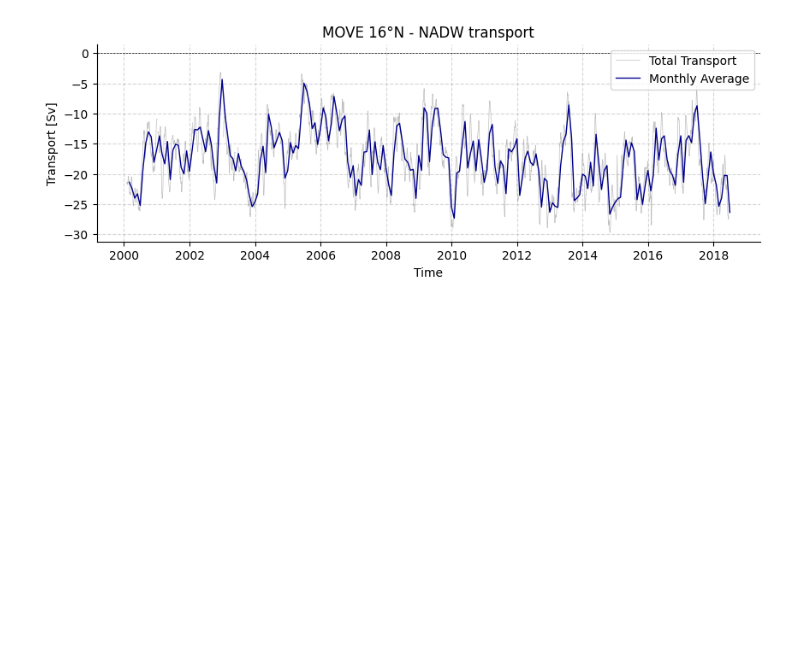
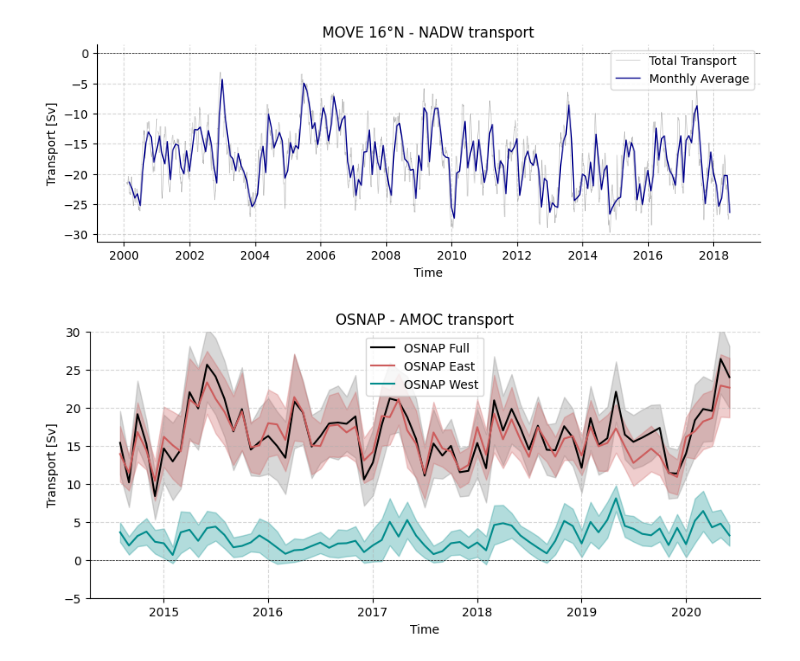
Before and after one commit to eleanorfrajka/MOC-transport, a Jupyter notebook: notebooks/demo.ipynb, the cells around one changed output. Drawn from its saved outputs; the diff is of its cells as text; code cells hidden in the pictures; blank space fills up the shorter version.

Commit message:
[FEAT] Add OSNAP data

```diff
--- a/notebooks/demo.ipynb
+++ b/notebooks/demo.ipynb
@@ -115,3 +115,46 @@ ax.legend()
 ax.grid(True, linestyle='--', alpha=0.5)
 # %% [output]
 [figure]
+# %%
+importlib.reload(readers)
+dataset = readers.read_osnap(None, ['OSNAP_MOC_MHT_MFT_TimeSeries_201408_202006_2023.nc'])
+# %%
+# Create a figure and axis
+fig, ax = plt.subplots(figsize=(10, 4))
+
+# Add shaded error bars using MOC_ALL_ERR
+# Add shaded error bars for MOC_ALL
+ax.set_clip_on(False)
+
+ax.fill_between(dataset['TIME'], dataset['MOC_ALL'] - dataset['MOC_ALL_ERR'], dataset['MOC_ALL'] + dataset['MOC_ALL_ERR'], color='grey', alpha=0.3)
+
+# Add shaded error bars for MOC_EAST in orange
+ax.fill_between(dataset['TIME'], dataset['MOC_EAST'] - dataset['MOC_EAST_ERR'], dataset['MOC_EAST'] + dataset['MOC_EAST_ERR'], color='indianred', alpha=0.3)
+
+# Add shaded error bars for MOC_WEST in dark cyan
+ax.fill_between(dataset['TIME'], dataset['MOC_WEST'] - dataset['MOC_WEST_ERR'], dataset['MOC_WEST'] + dataset['MOC_WEST_ERR'], color='darkcyan', alpha=0.3)
+
+# Plot the MOC_ALL time series
+ax.plot(dataset['TIME'], dataset['MOC_ALL'], color='black', label='OSNAP Full')
+ax.plot(dataset['TIME'], dataset['MOC_EAST'], color='indianred', label='OSNAP East')
+ax.plot(dataset['TIME'], dataset['MOC_WEST'], color='darkcyan', label='OSNAP West')
+
+# Add a horizontal line at y=0
+ax.axhline(0, color='black', linestyle='--', linewidth=0.5)
+
+# Customize the axes
+ax.spines['top'].set_visible(False)
+ax.spines['right'].set_visible(False)
+
+# Set y-limits but allow the plot to go outside the limits
+ax.set_ylim(-5, 30)
+ax.set_clip_on(False)
+
+# Customize the plot
+ax.set_title('OSNAP - AMOC transport')
+ax.set_xlabel('Time')
+ax.set_ylabel('Transport [Sv]')
+ax.legend(loc='best')
+ax.grid(True, linestyle='--', alpha=0.5)
+# %% [output]
+[figure, added]
```
Also changed, not shown: 1 other file.
